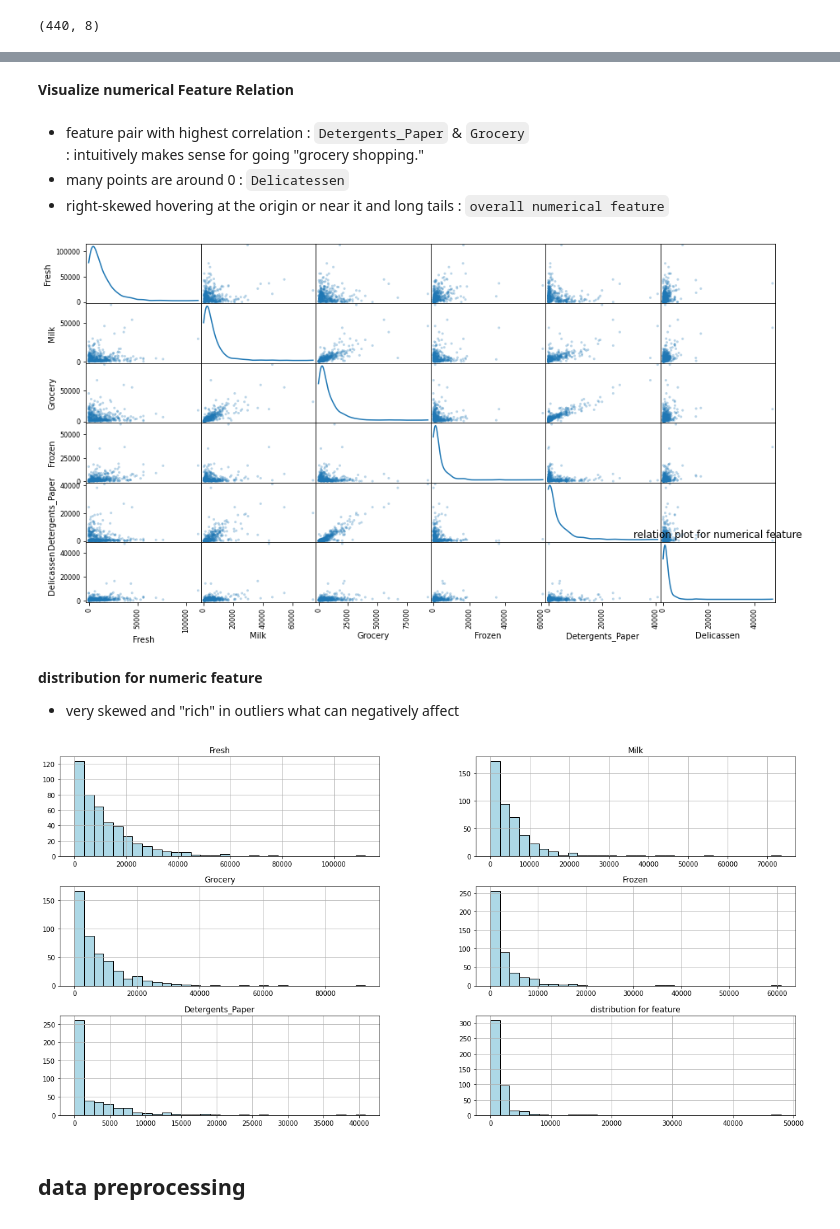
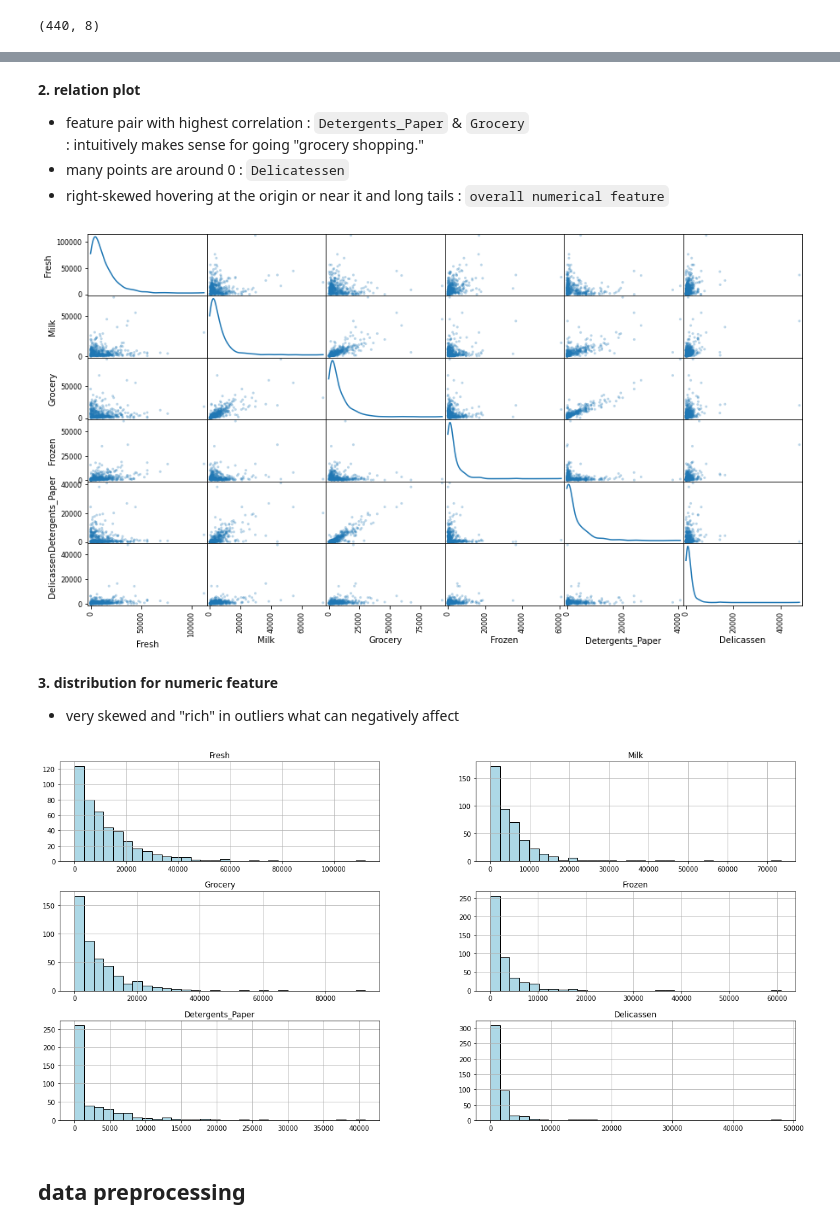
Before and after one commit to cocktail-clustering/1st-clustering, a Jupyter notebook: sales_hierarchical.ipynb, the cells around one changed output, grey strips where cells are left out. Cells and saved outputs as stored; diff of their text form; code cells hidden in the pictures.

```diff
--- a/sales_hierarchical.ipynb
+++ b/sales_hierarchical.ipynb
@@ -187,30 +203,26 @@ Name: Region, dtype: int64
-# %% [markdown]
-**Visualize numerical Feature Relation**
 # %% [markdown]
+**2. relation plot**
+
 * feature pair with highest correlation : `Detergents_Paper` & `Grocery` <br>
 : intuitively makes sense for going "grocery shopping."
 * many points are around 0 : `Delicatessen`
 * right-skewed hovering at the origin or near it and long tails : `overall numerical feature`
 # %%
-title = "relation plot for numerical feature"
+## relation plot for numerical feature
 pd.plotting.scatter_matrix(df[num_col], alpha=0.3,figsize=(15,8),diagonal='kde' )
-plt.title(title)
 plt.show()
-#plt.savefig("/content/EDA/"+title, dpi=300)
 # %% [output]
-[figure, old version]
+[figure, new version]
 # %% [markdown]
-**distribution for numeric feature**
+**3. distribution for numeric feature**
 
 * very skewed and "rich" in outliers what can negatively affect
 # %%
-title = "distribution for feature"
+## distribution for numeric feature
 df[num_col].hist(figsize=(20,10),bins=30, color='lightblue', edgecolor='black')
-plt.title(title)
 plt.show()
-#plt.savefig("/content/EDA/"+title, dpi=300)
 # %% [output]
-[figure, old version]
+[figure, new version]
 # %% [markdown]
 ## data preprocessing
 # %%
```
Also changed, not shown: parts of 85 cells of this notebook, 3 other files.
